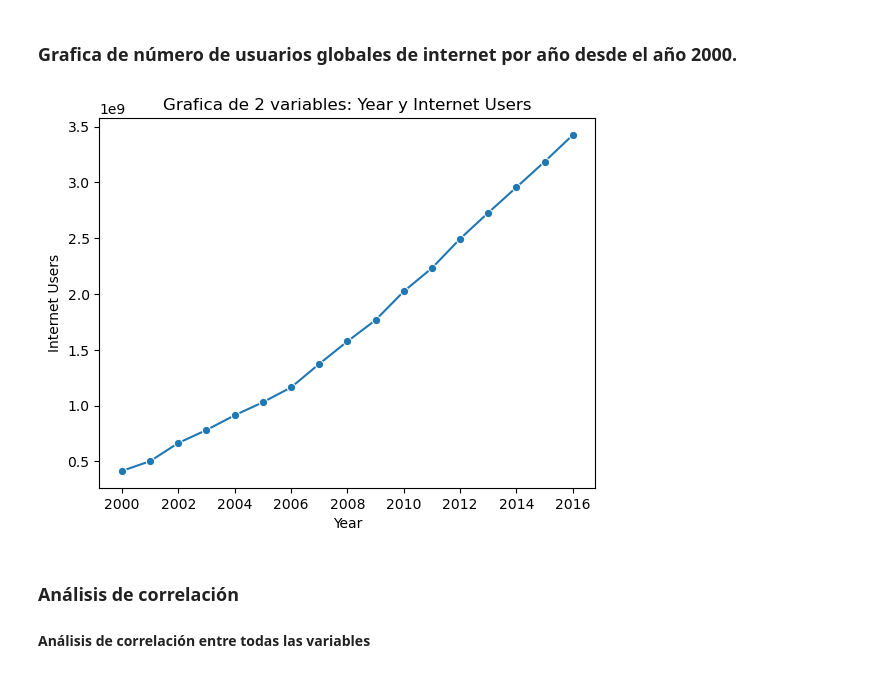
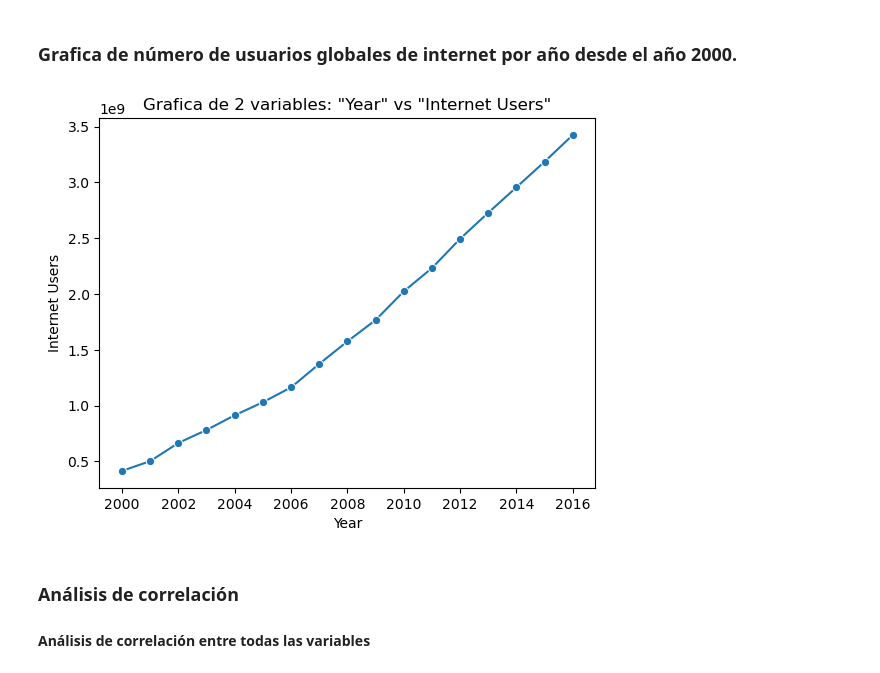
Before and after one commit to juandtap/Practica_02_analisis_multivariado_metodos_estocasticos, a Jupyter notebook: practica_02_probabilidad_momentos_exploracion.ipynb, the cells around one changed output. Drawn from its saved outputs; the diff is of its cells as text; code cells hidden in the pictures.

```diff
--- a/practica_02_probabilidad_momentos_exploracion.ipynb
+++ b/practica_02_probabilidad_momentos_exploracion.ipynb
@@ -515,25 +515,25 @@ dataframe_internet.describe()
 # %%
 
 import seaborn as sns
 variable1 = 'Year'
 variable2 = 'Internet Users'
 
 # Extraer datos de las variables
 x = dataframe_internet[variable1]
 y = dataframe_internet[variable2]
 
 sns.lineplot(x = x,  y= y,marker = "o")
 
 # Agregar etiquetas y título
 plt.xlabel(variable1)
 plt.ylabel(variable2)
-plt.title('Grafica de 2 variables: {} y {}'.format(variable1, variable2))
+plt.title('Grafica de 2 variables: "{}" vs "{}"'.format(variable1, variable2))
 
 
 # Mostrar el gráfico
 plt.show()
 # %% [output]
-[figure, old version]
+[figure, new version]
 # %% [markdown]
 ### Análisis de correlación
 
```
Also changed, not shown: 1 other file.
